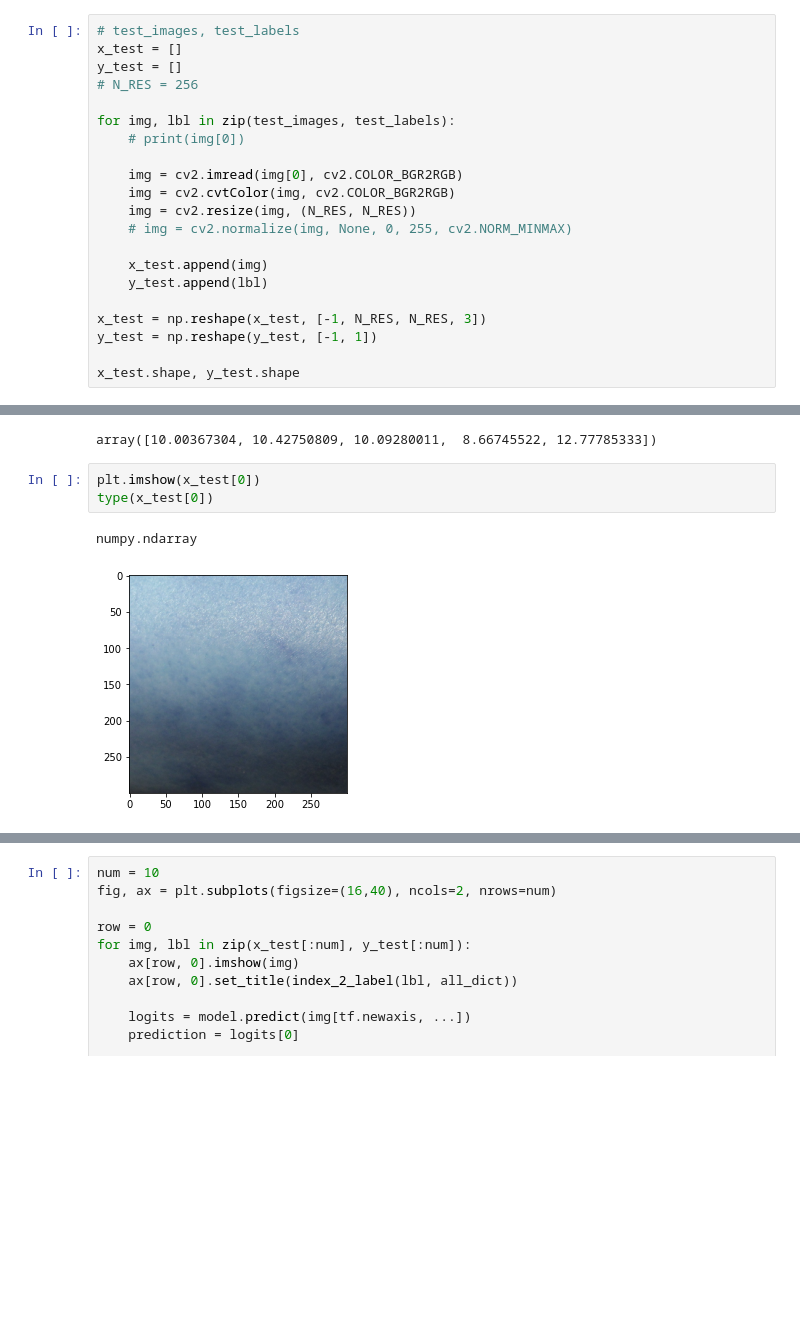
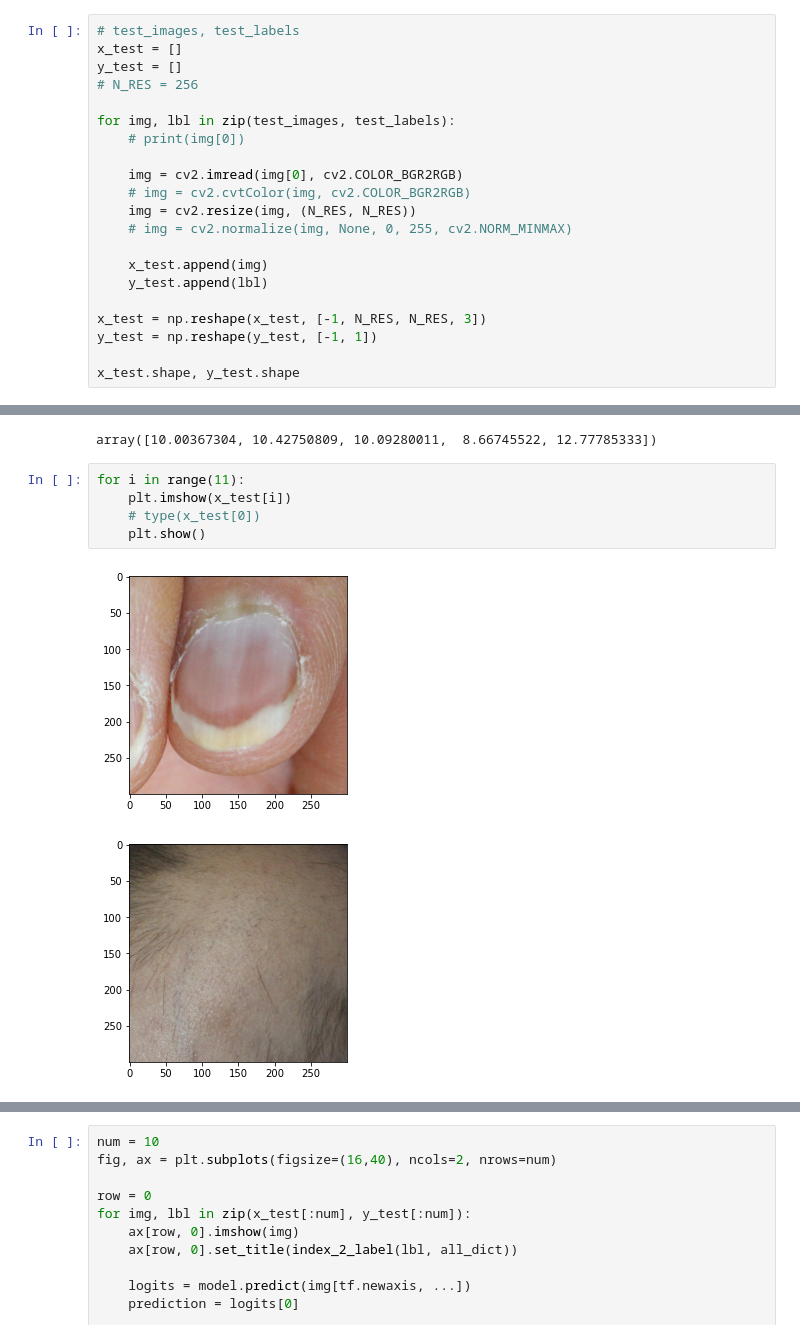
Before and after one commit to SeHwanYoo/child_skin_classification, a Jupyter notebook: rank.ipynb, the cells around one changed output, grey strips where cells are left out. Drawn from its saved outputs; the diff is of its cells as text; blank space fills up the shorter version.

```diff
--- a/rank.ipynb
+++ b/rank.ipynb
@@ -188,7 +198,7 @@ for img, lbl in zip(test_images, test_labels):
     # print(img[0])
 
     img = cv2.imread(img[0], cv2.COLOR_BGR2RGB)
-    img = cv2.cvtColor(img, cv2.COLOR_BGR2RGB)
+    # img = cv2.cvtColor(img, cv2.COLOR_BGR2RGB)
     img = cv2.resize(img, (N_RES, N_RES))
     # img = cv2.normalize(img, None, 0, 255, cv2.NORM_MINMAX)
 
@@ -327,8 +311,10 @@ performance
 # %% [output]
 array([10.00367304, 10.42750809, 10.09280011,  8.66745522, 12.77785333])
 # %%
-plt.imshow(x_test[0])
-type(x_test[0])
+for i in range(11):
+    plt.imshow(x_test[i])
+    # type(x_test[0])
+    plt.show()
 # %% [output]
-numpy.ndarray
-[figure, old version]
+[figure, new version]
+[figure, added]
```
Also changed, not shown: parts of 6 cells of this notebook, 1 other file.
